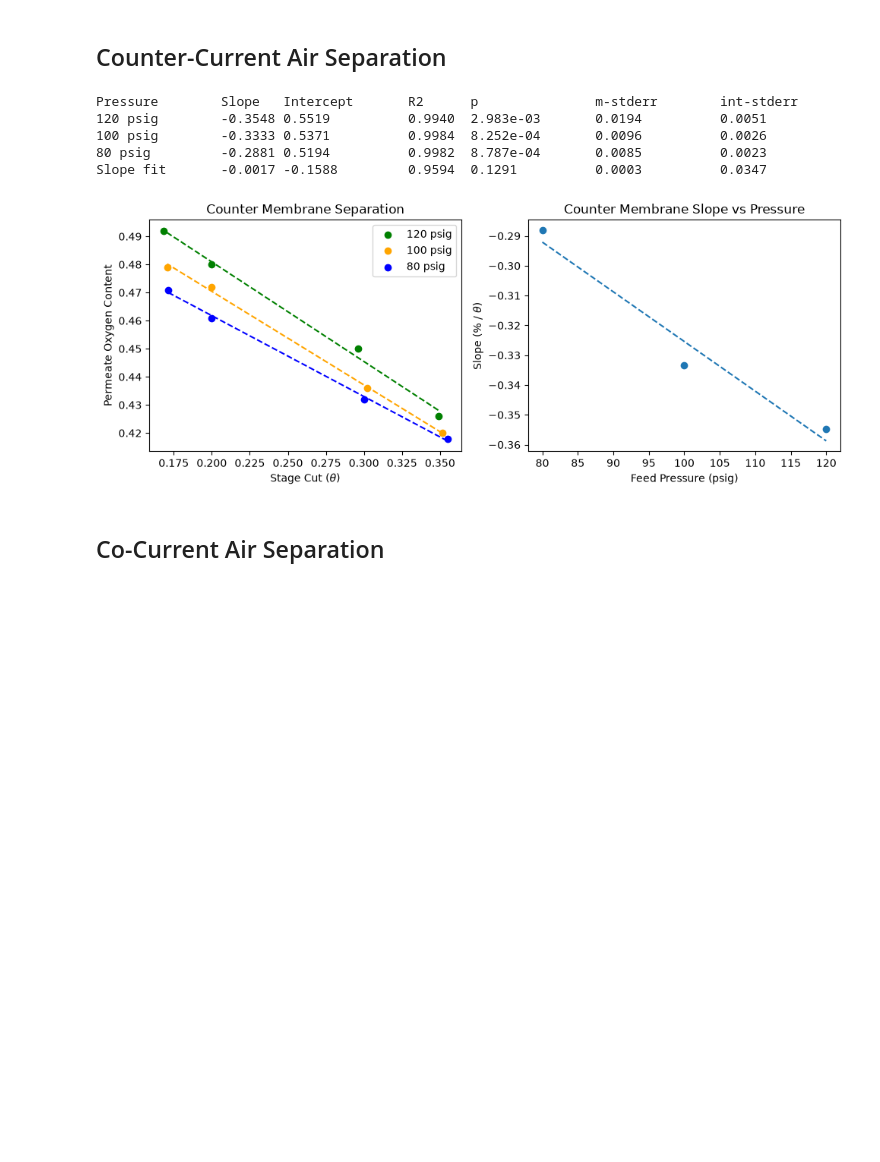
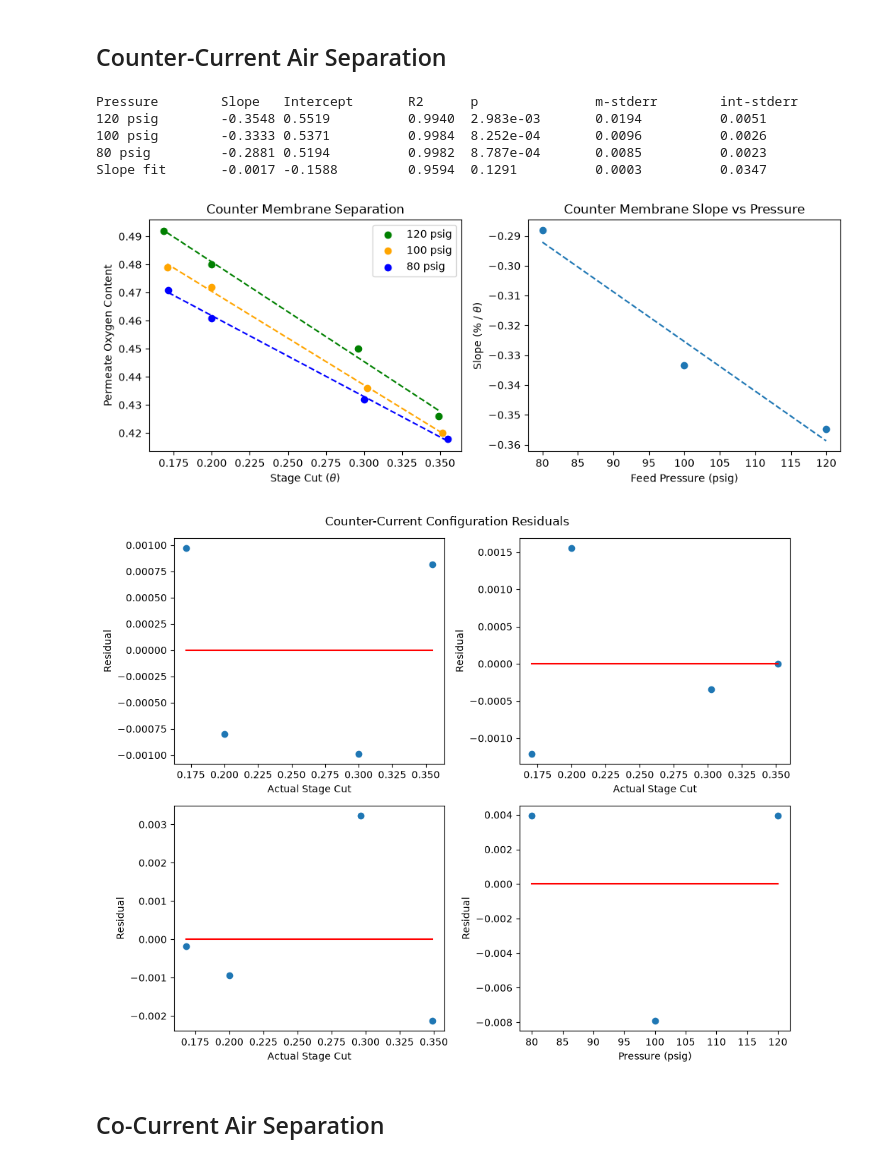
Before and after one commit to loukaab/ECHE362-membrane, a Jupyter notebook: membrane-data.ipynb, the cells around one changed output. Saved outputs shown, nothing was run; the diff lists cells and outputs as text; code cells hidden in the pictures; blank space fills up the shorter version.

```diff
--- a/membrane-data.ipynb
+++ b/membrane-data.ipynb
@@ -294,7 +332,6 @@ print(
     f"100 psig\t{cnp100reg.slope:.4f}\t{cnp100reg.intercept:.4f}\t\t{cnp100reg.rvalue**2:.4f}\t{cnp100reg.pvalue:.3e}\t{cnp100reg.stderr:.4f}\t\t{cnp100reg.intercept_stderr:.4f}\n"
     f"80 psig\t\t{cnp80reg.slope:.4f}\t{cnp80reg.intercept:.4f}\t\t{cnp80reg.rvalue**2:.4f}\t{cnp80reg.pvalue:.3e}\t{cnp80reg.stderr:.4f}\t\t{cnp80reg.intercept_stderr:.4f}\n"
     f"Slope fit\t{cnsvspreg.slope:.4f}\t{cnsvspreg.intercept:.4f}\t\t{cnsvspreg.rvalue**2:.4f}\t{cnsvspreg.pvalue:.4f}\t\t{cnsvspreg.stderr:.4f}\t\t{cnsvspreg.intercept_stderr:.4f}\n"
-
 )
 
 # Plot the observed data ** Order of plotting masters for visual clarity (order on the legend)
@@ -302,33 +339,71 @@ cnax[0].scatter(cnp120["Actual Stage Cut"], cnp120["Permeate O2 Composition (%)"
 cnax[0].scatter(cnp100["Actual Stage Cut"], cnp100["Permeate O2 Composition (%)"], label="100 psig", c="orange")
 cnax[0].scatter(cnp80["Actual Stage Cut"], cnp80["Permeate O2 Composition (%)"], label="80 psig", c="blue")
 
 # Plot fitted data
 cnax[0].plot(cnp80["Actual Stage Cut"], cnp80fit, c="blue", ls="--")
 cnax[0].plot(cnp100["Actual Stage Cut"], cnp100fit, c="orange", ls="--")
 cnax[0].plot(cnp120["Actual Stage Cut"], cnp120fit, c="green", ls="--")
 
 # Label the chart
 cnax[0].set_xlabel(rf"Stage Cut ($\theta$)")
 cnax[0].set_ylabel("Permeate Oxygen Content")
 cnax[0].set_title("Counter Membrane Separation")
 cnax[0].legend()
 
 # Plot separation slope vs pressure
 cnax[1].scatter([80, 100, 120], [cnp80reg.slope, cnp100reg.slope, cnp120reg.slope])
 cnax[1].plot([80, 100, 120], cnsvspfit, ls="--")
 cnax[1].set_xlabel("Feed Pressure (psig)")
 cnax[1].set_ylabel(rf"Slope (% / $\theta$)")
 cnax[1].set_title("Counter Membrane Slope vs Pressure")
 
 cnfig.tight_layout()
+
+# Calculate Residuals
+cnp80res = cnp80["Permeate O2 Composition (%)"] - cnp80fit
+cnp100res = cnp100["Permeate O2 Composition (%)"] - cnp100fit
+cnp120res = cnp120["Permeate O2 Composition (%)"] - cnp120fit
+cnpsvspres = np.array([cnp80reg.slope, cnp100reg.slope, cnp120reg.slope]) - cnsvspfit
+
+### Plot residuals ###
+cnrfig, cnraxes = plt.subplots(2, 2, figsize=(10, 8))
+
+# 80 psig residuals
+cnraxes[0, 0].scatter(cnp80["Actual Stage Cut"], cnp80res)
+cnraxes[0, 0].plot(cnp80["Actual Stage Cut"], cnp80res * 0, c="red")
+cnraxes[0, 0].set_xlabel("Actual Stage Cut")
+cnraxes[0, 0].set_ylabel("Residual")
+
+# 100 psig residuals
+cnraxes[0, 1].scatter(cnp100["Actual Stage Cut"], cnp100res)
+cnraxes[0, 1].plot(cnp100["Actual Stage Cut"], 0 * cnp100res, c="red")
+cnraxes[0, 1].set_xlabel("Actual Stage Cut")
+cnraxes[0, 1].set_ylabel("Residual")
+
+# 120 psig residuals
+cnraxes[1, 0].scatter(cnp120["Actual Stage Cut"], cnp120res)
+cnraxes[1, 0].plot(cnp120["Actual Stage Cut"], 0 * cnp120res, c="red")
+cnraxes[1, 0].set_xlabel("Actual Stage Cut")
+cnraxes[1, 0].set_ylabel("Residual")
+
+# Slope vs pressure residuals
+cnraxes[1, 1].scatter([80, 100, 120], cnpsvspres)
+cnraxes[1, 1].plot([80, 100, 120], 0 * cnpsvspres, c="red")
+cnraxes[1, 1].set_xlabel("Pressure (psig)")
+cnraxes[1, 1].set_ylabel("Residual")
+
+cnrfig.suptitle("Counter-Current Configuration Residuals")
+cnrfig.tight_layout()
+
 plt.show()
 # %% [output]
 Pressure        Slope   Intercept       R2      p               m-stderr        int-stderr
 120 psig        -0.3548 0.5519          0.9940  2.983e-03       0.0194          0.0051
 100 psig        -0.3333 0.5371          0.9984  8.252e-04       0.0096          0.0026
 80 psig         -0.2881 0.5194          0.9982  8.787e-04       0.0085          0.0023
 Slope fit       -0.0017 -0.1588         0.9594  0.1291          0.0003          0.0347
 [figure]
+[figure, added]
 # %% [markdown]
 ## Co-Current Air Separation
 # %%
```
Also changed, not shown: parts of 2 cells of this notebook.
